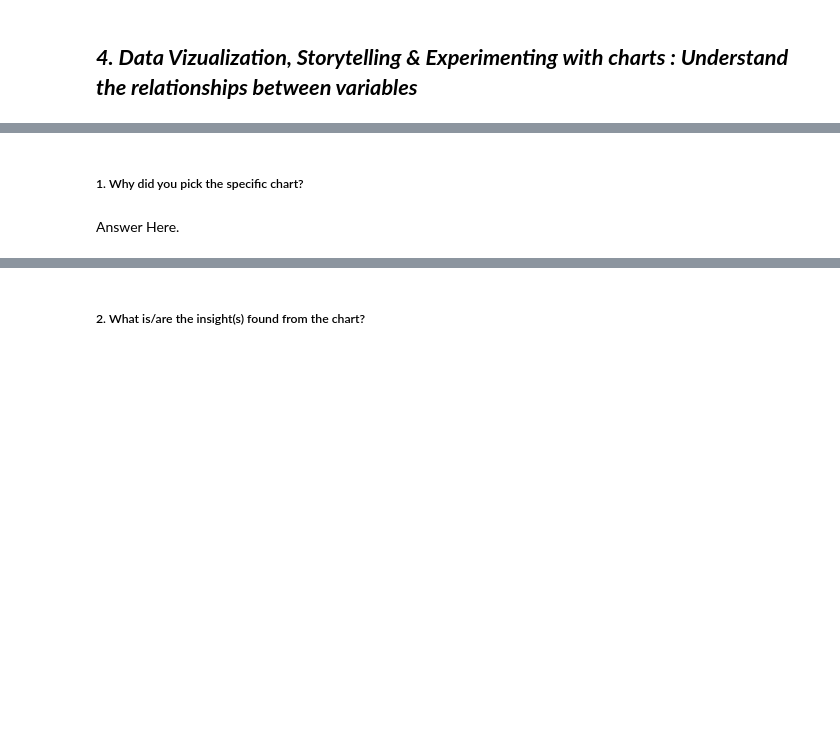
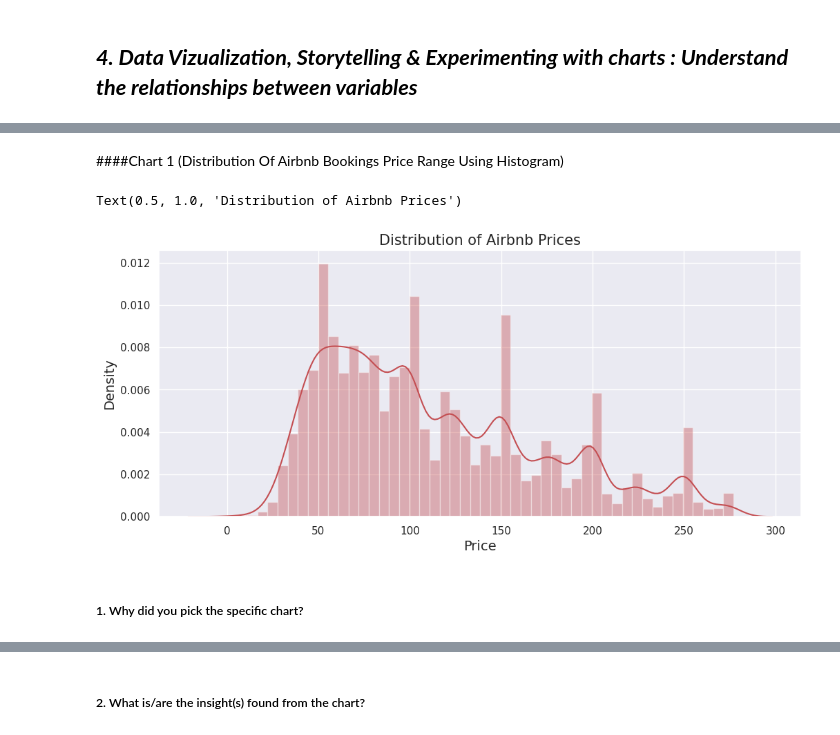
Before and after one commit to AakashRaj-data/Exploratory-Data-analysis, a Jupyter notebook: AirBnb_Bookings_Analysis_(AR).ipynb, the cells around one changed output, grey strips where cells are left out. Saved outputs shown, nothing was run; the diff lists cells and outputs as text; code cells hidden in the pictures; blank space fills up the shorter version.

```diff
--- a/AirBnb_Bookings_Analysis_(AR).ipynb
+++ b/AirBnb_Bookings_Analysis_(AR).ipynb
@@ -403,4 +423,24 @@ Answer Here.
+# %% [markdown]
+####Chart 1 (Distribution Of Airbnb Bookings Price Range Using Histogram)
+# %%
+# Create a figure with a custom size
+plt.figure(figsize=(12, 5))
+
+# Set the seaborn theme to darkgrid
+sns.set_theme(style='darkgrid')
+
+# Create a histogram of the 'price' column of the Airbnb_df dataframe
+# using sns distplot function and specifying the color as red
+sns.distplot(airbnb_df['price'],color=('r'))
+
+# Add labels to the x-axis and y-axis
+plt.xlabel('Price', fontsize=14)
+plt.ylabel('Density', fontsize=14)
+
+# Add a title to the plot
+plt.title('Distribution of Airbnb Prices',fontsize=15)
+# %% [output]
+Text(0.5, 1.0, 'Distribution of Airbnb Prices')
+[figure, added]
 # %% [markdown]
 ##### 1. Why did you pick the specific chart?
-# %% [markdown]
-Answer Here.
```
Also changed, not shown: parts of 53 cells of this notebook.
